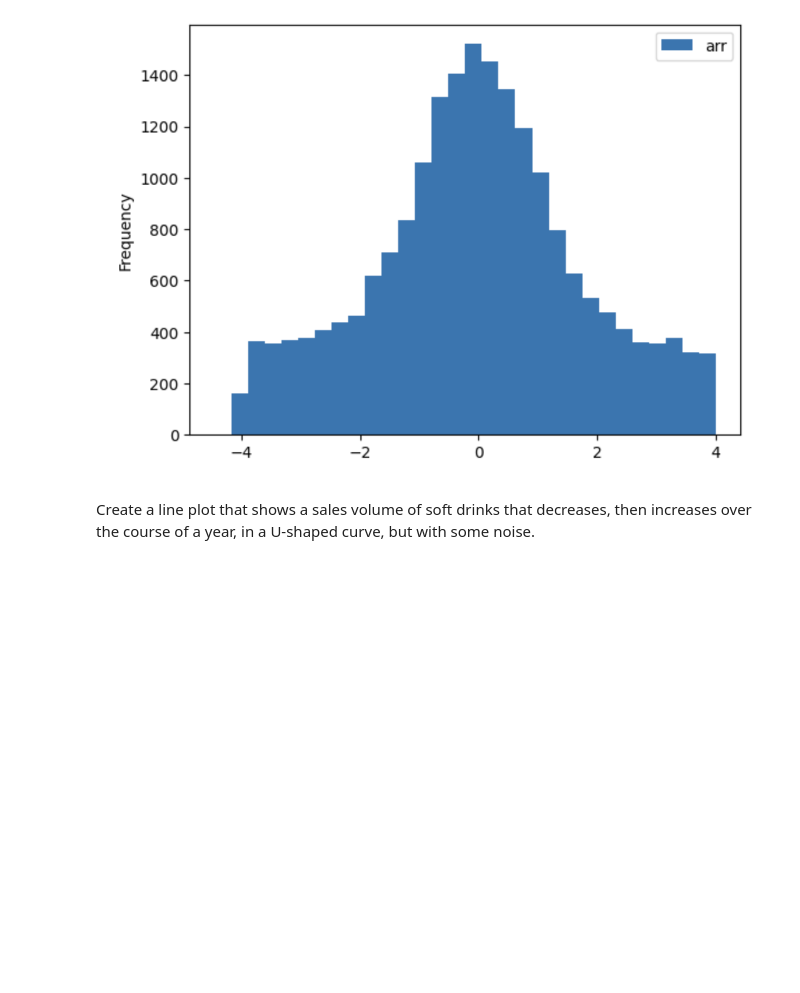
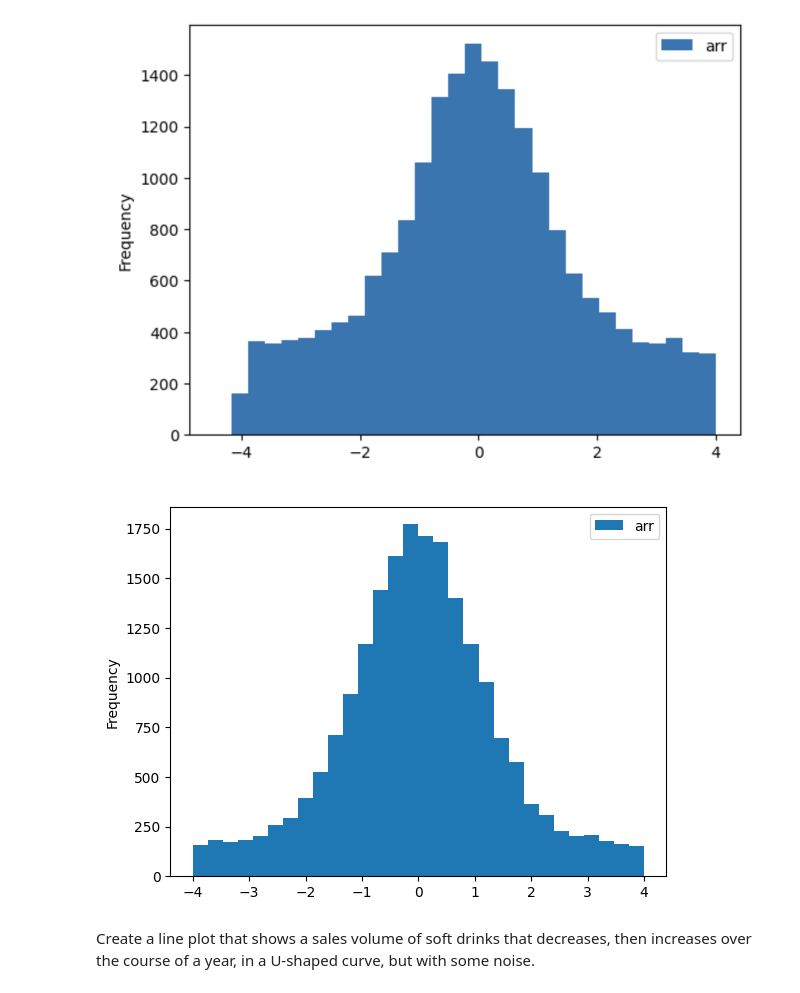
Before and after one commit to svajhart-bu/dx699, a Jupyter notebook: week-05/OMDS-ModB2-Week5-Svajhart-Michael.ipynb, the cells around one changed output. Cells and saved outputs as stored; diff of their text form; code cells hidden in the pictures; blank space fills up the shorter version.

```diff
--- a/week-05/OMDS-ModB2-Week5-Svajhart-Michael.ipynb
+++ b/week-05/OMDS-ModB2-Week5-Svajhart-Michael.ipynb
@@ -234,5 +251,22 @@ from IPython.display import Image
 Image("histogram.png")
 # %% [output]
 [figure]
+# %%
+normal = np.random.normal(0, 1, 15000) #center around the value 0, with a standard deviation of 1, make 15000 values I found the more numbers the better the graph
+uniform = np.random.uniform(-4, 4, 5000)
+
+# make array
+arr = np.concatenate([normal, uniform])
+
+plt.figure()
+plt.hist(arr, bins=30, label="arr")
+
+plt.xlabel("")
+plt.ylabel("Frequency")
+plt.legend()
+
+plt.show()
+# %% [output]
+[figure, added]
 # %% [markdown]
 Create a line plot that shows a sales volume of soft drinks that decreases, then increases over the course of a year, in a U-shaped curve, but with some noise.
```
Also changed, not shown: parts of 6 cells of this notebook, 7 other files.
